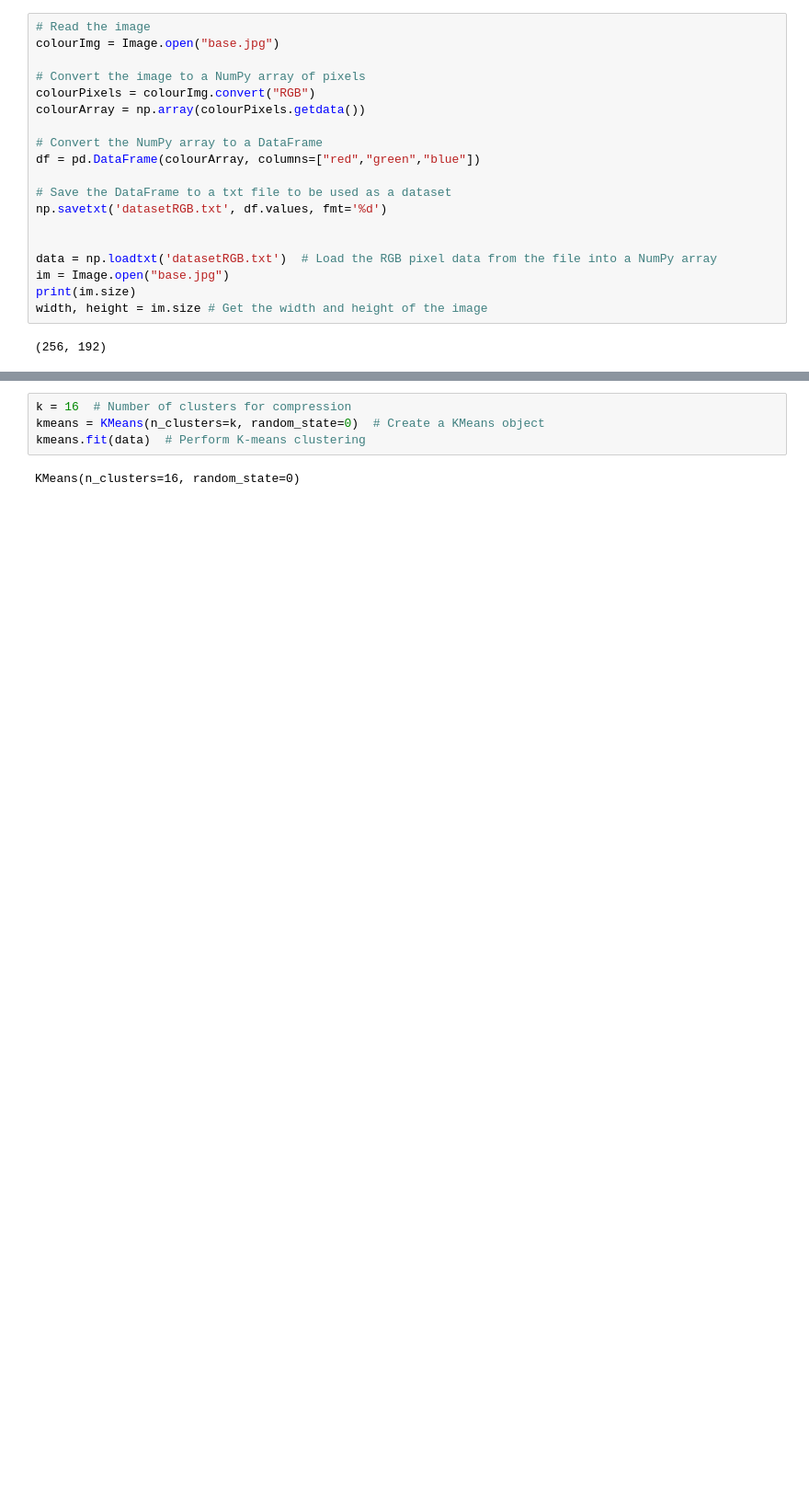
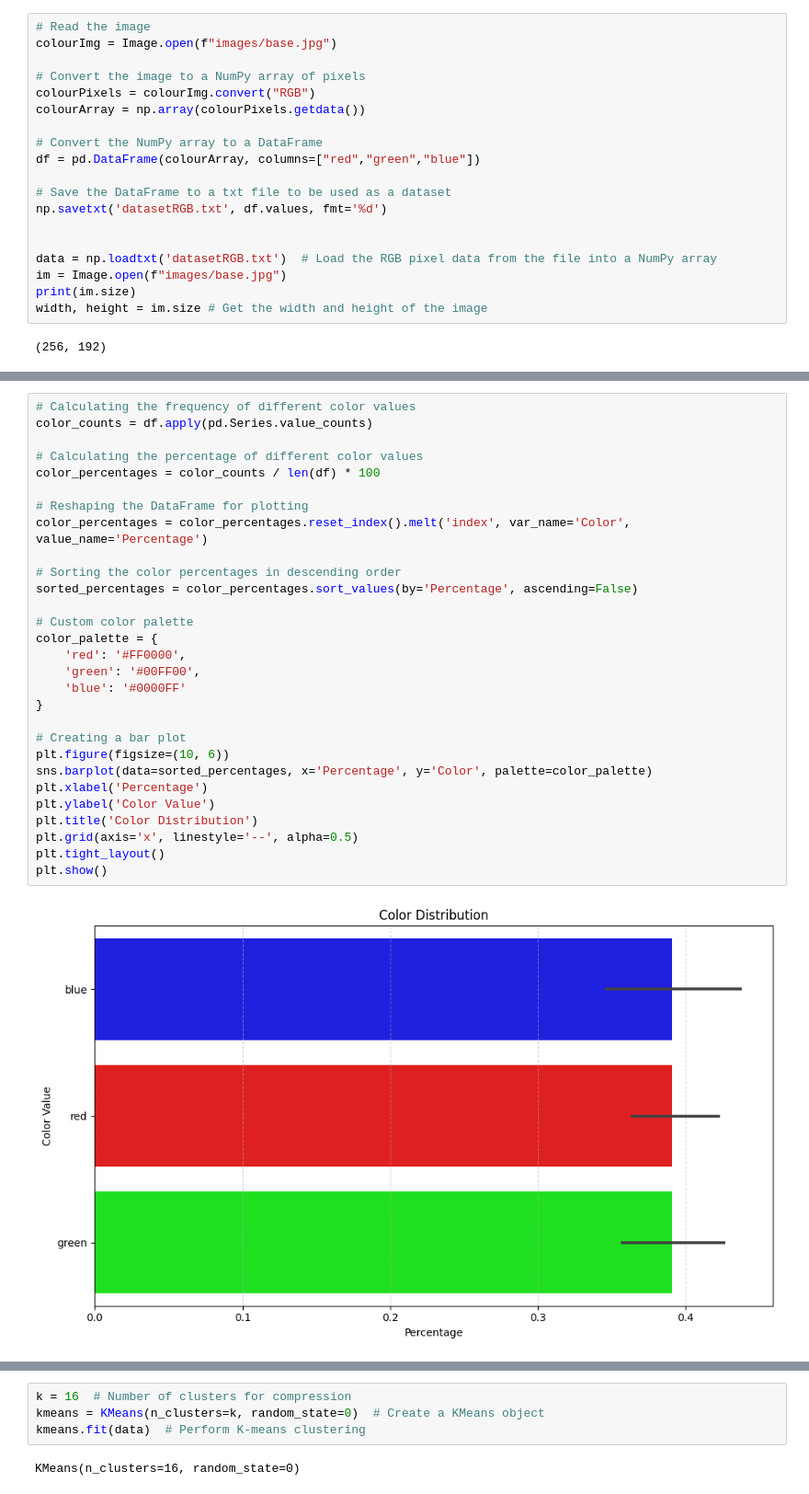
Before and after one commit to sushiselite/KMeans-Compress, a Jupyter notebook: Compress.ipynb, the cells around one changed output, grey strips where cells are left out. Shown: that part at 92% size. Saved outputs shown, nothing was run; the diff lists cells and outputs as text; blank space fills up the shorter version.

```diff
--- a/Compress.ipynb
+++ b/Compress.ipynb
@@ -12,6 +23,6 @@ In this step, we load the base image that we wanted to compress and use a combin
 # %%
 # Read the image
-colourImg = Image.open("base.jpg")
+colourImg = Image.open(f"images/base.jpg")
 
 # Convert the image to a NumPy array of pixels
 colourPixels = colourImg.convert("RGB")
@@ -25,7 +36,7 @@ np.savetxt('datasetRGB.txt', df.values, fmt='%d')
 
 
 data = np.loadtxt('datasetRGB.txt')  # Load the RGB pixel data from the file into a NumPy array
-im = Image.open("base.jpg")
+im = Image.open(f"images/base.jpg")
 print(im.size)
 width, height = im.size # Get the width and height of the image
 # %% [output]
@@ -32,0 +48,31 @@ width, height = im.size # Get the width and height of the image
+# %%
+# Calculating the frequency of different color values
+color_counts = df.apply(pd.Series.value_counts)
+
+# Calculating the percentage of different color values
+color_percentages = color_counts / len(df) * 100
+
+# Reshaping the DataFrame for plotting
+color_percentages = color_percentages.reset_index().melt('index', var_name='Color', value_name='Percentage')
+
+# Sorting the color percentages in descending order
+sorted_percentages = color_percentages.sort_values(by='Percentage', ascending=False)
+
+# Custom color palette
+color_palette = {
+    'red': '#FF0000',
+    'green': '#00FF00',
+    'blue': '#0000FF'
+}
+
+# Creating a bar plot
+plt.figure(figsize=(10, 6))
+sns.barplot(data=sorted_percentages, x='Percentage', y='Color', palette=color_palette)
+plt.xlabel('Percentage')
+plt.ylabel('Color Value')
+plt.title('Color Distribution')
+plt.grid(axis='x', linestyle='--', alpha=0.5)
+plt.tight_layout()
+plt.show()
+# %% [output]
+[figure, added]
```
Also changed, not shown: parts of 15 cells of this notebook, 7 other files.
